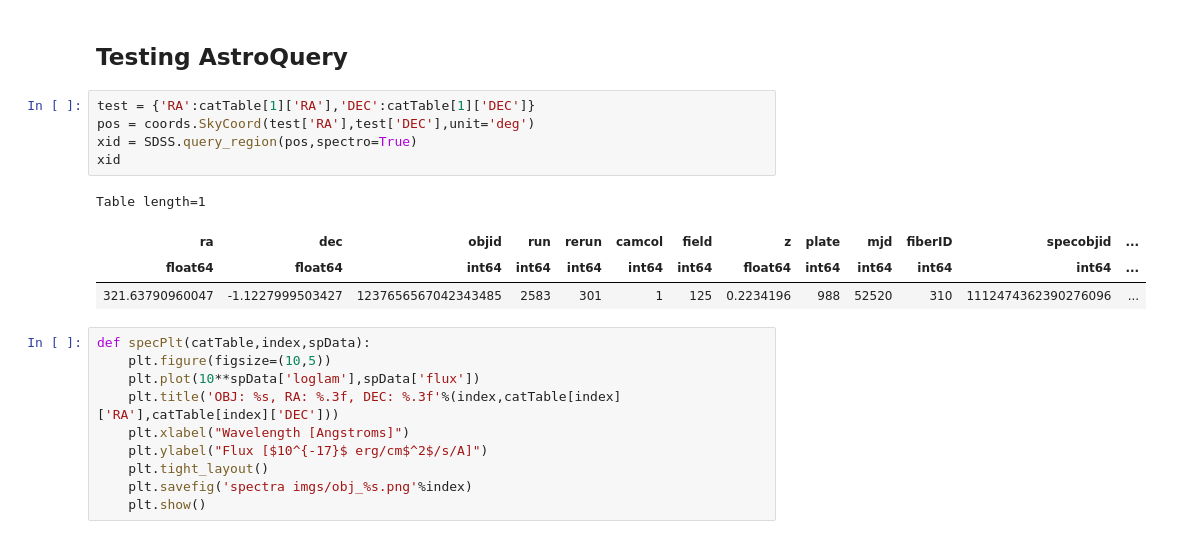
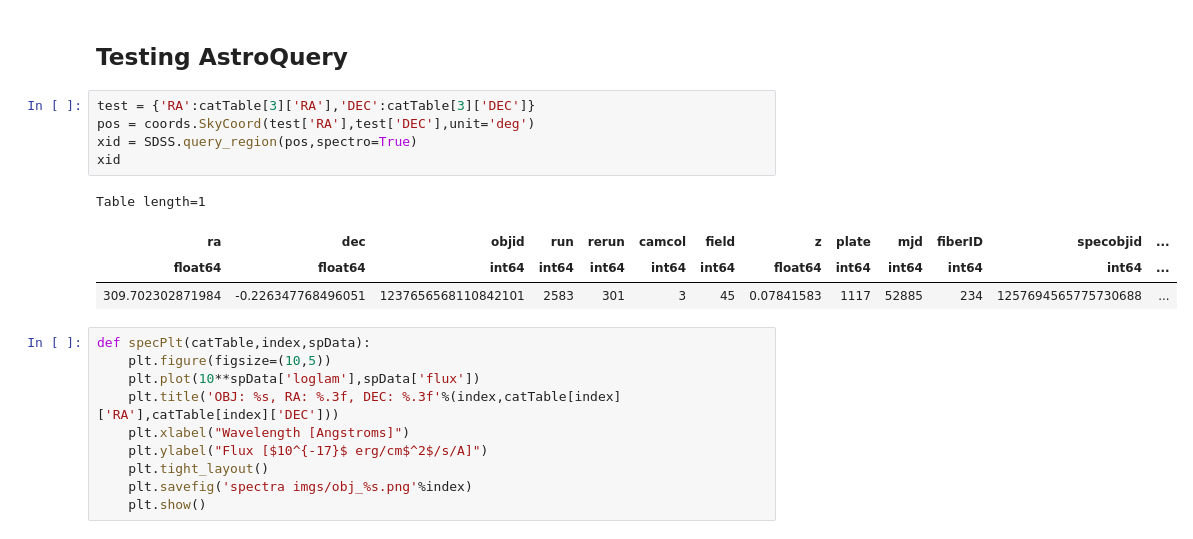
Before and after one commit to NicoAdams/Stripe82Clumps, a Jupyter notebook: mike_sandbox.ipynb, the cells around one changed output. Drawn from its saved outputs; the diff is of its cells as text.

```diff
--- a/mike_sandbox.ipynb
+++ b/mike_sandbox.ipynb
@@ -63,15 +63,15 @@ def genSpectraAQ(file):
 # %% [markdown]
 ## Testing AstroQuery
 # %%
-test = {'RA':catTable[1]['RA'],'DEC':catTable[1]['DEC']}
+test = {'RA':catTable[3]['RA'],'DEC':catTable[3]['DEC']}
 pos = coords.SkyCoord(test['RA'],test['DEC'],unit='deg')
 xid = SDSS.query_region(pos,spectro=True)
 xid
 # %% [output]
 Table length=1
 | ra | dec | objid | run | rerun | camcol | field | z | plate | mjd | fiberID | specobjid | ... |
 | float64 | float64 | int64 | int64 | int64 | int64 | int64 | float64 | int64 | int64 | int64 | int64 | ... |
-| 321.63790960047 | -1.1227999503427 | 1237656567042343485 | 2583 | 301 | 1 | 125 | 0.2234196 | 988 | 52520 | 310 | 1112474362390276096 | ... |
+| 309.702302871984 | -0.226347768496051 | 1237656568110842101 | 2583 | 301 | 3 | 45 | 0.07841583 | 1117 | 52885 | 234 | 1257694565775730688 | ... |
 # %%
 def specPlt(catTable,index,spData):
     plt.figure(figsize=(10,5))
```
Also changed, not shown: parts of 24 cells of this notebook, 10 other files.
